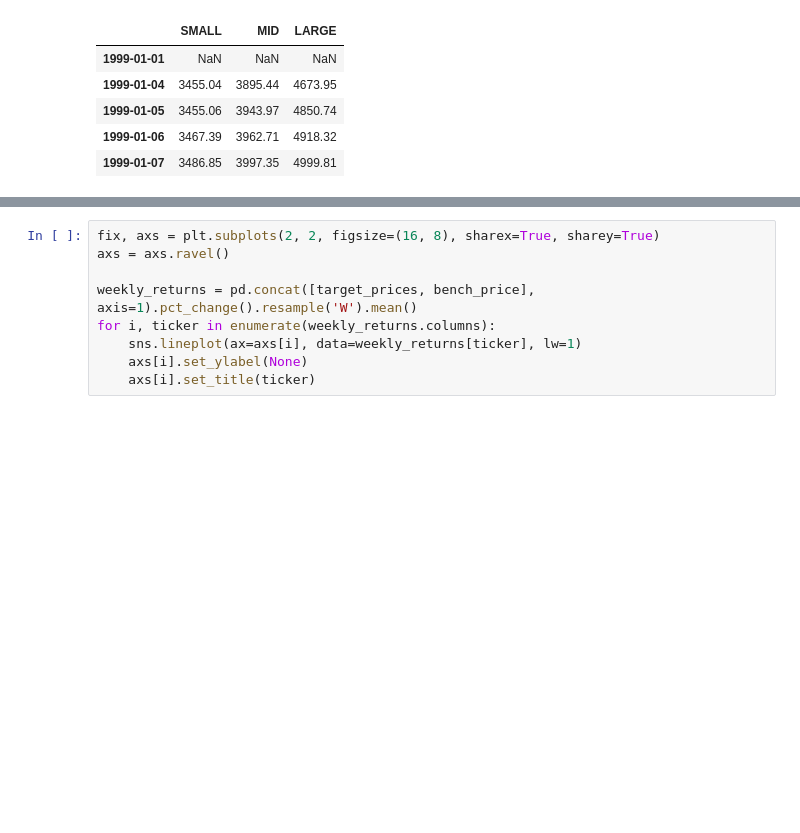
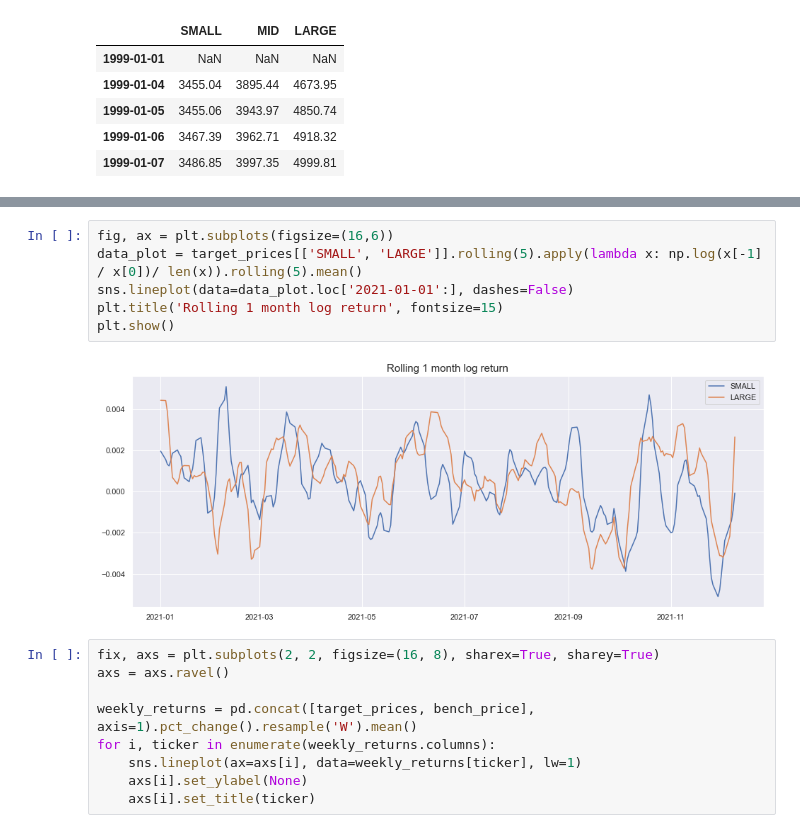
Before and after one commit to lacoupe/BCVS, a Jupyter notebook: SW/size/size.ipynb, the cells around one changed output, grey strips where cells are left out. Saved outputs shown, nothing was run; the diff lists cells and outputs as text; blank space fills up the shorter version.

```diff
--- a/SW/size/size.ipynb
+++ b/SW/size/size.ipynb
@@ -38,3 +40,11 @@ plt.show()
+# %%
+fig, ax = plt.subplots(figsize=(16,6))
+data_plot = target_prices[['SMALL', 'LARGE']].rolling(5).apply(lambda x: np.log(x[-1] / x[0])/ len(x)).rolling(5).mean()
+sns.lineplot(data=data_plot.loc['2021-01-01':], dashes=False)
+plt.title('Rolling 1 month log return', fontsize=15)
+plt.show()
+# %% [output]
+[figure, added]
 # %%
 fix, axs = plt.subplots(2, 2, figsize=(16, 8), sharex=True, sharey=True)
 axs = axs.ravel()
```
Also changed, not shown: parts of 6 cells of this notebook, 13 other files.
